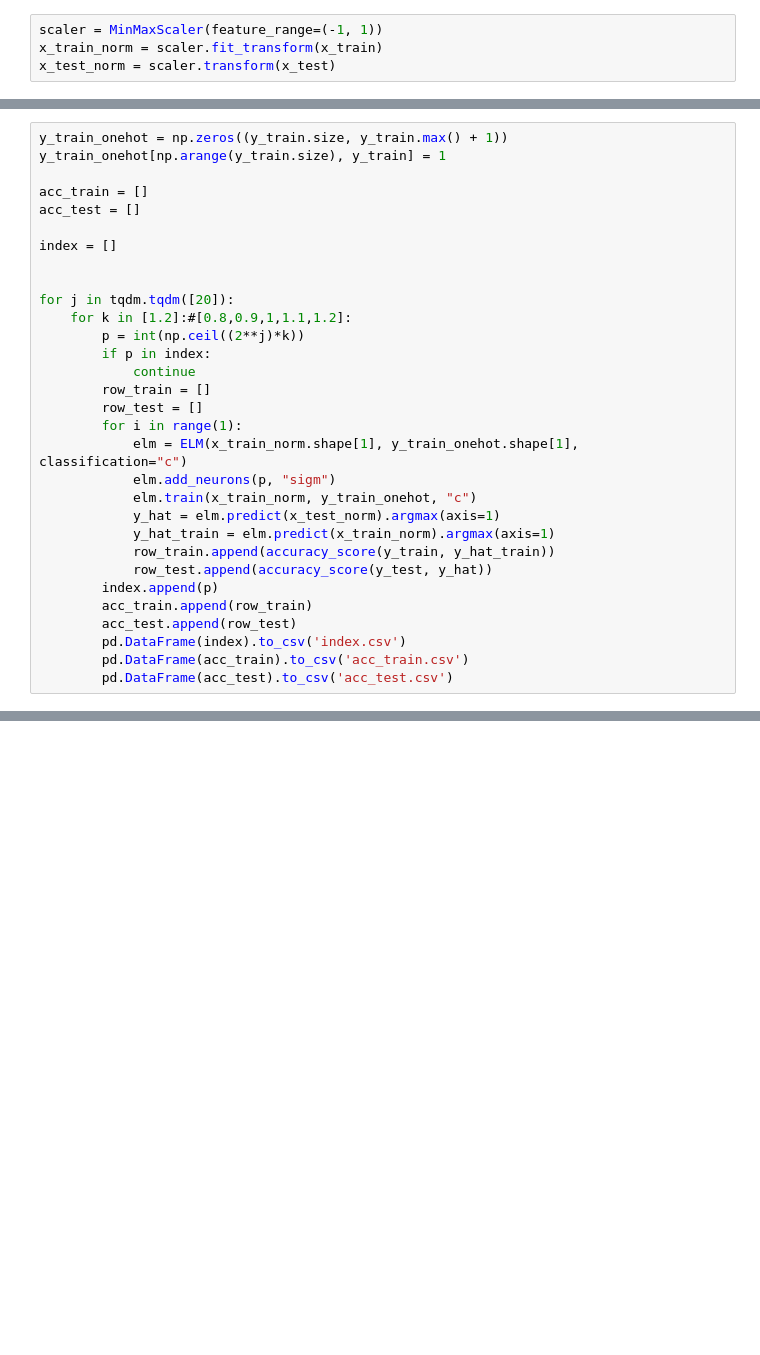
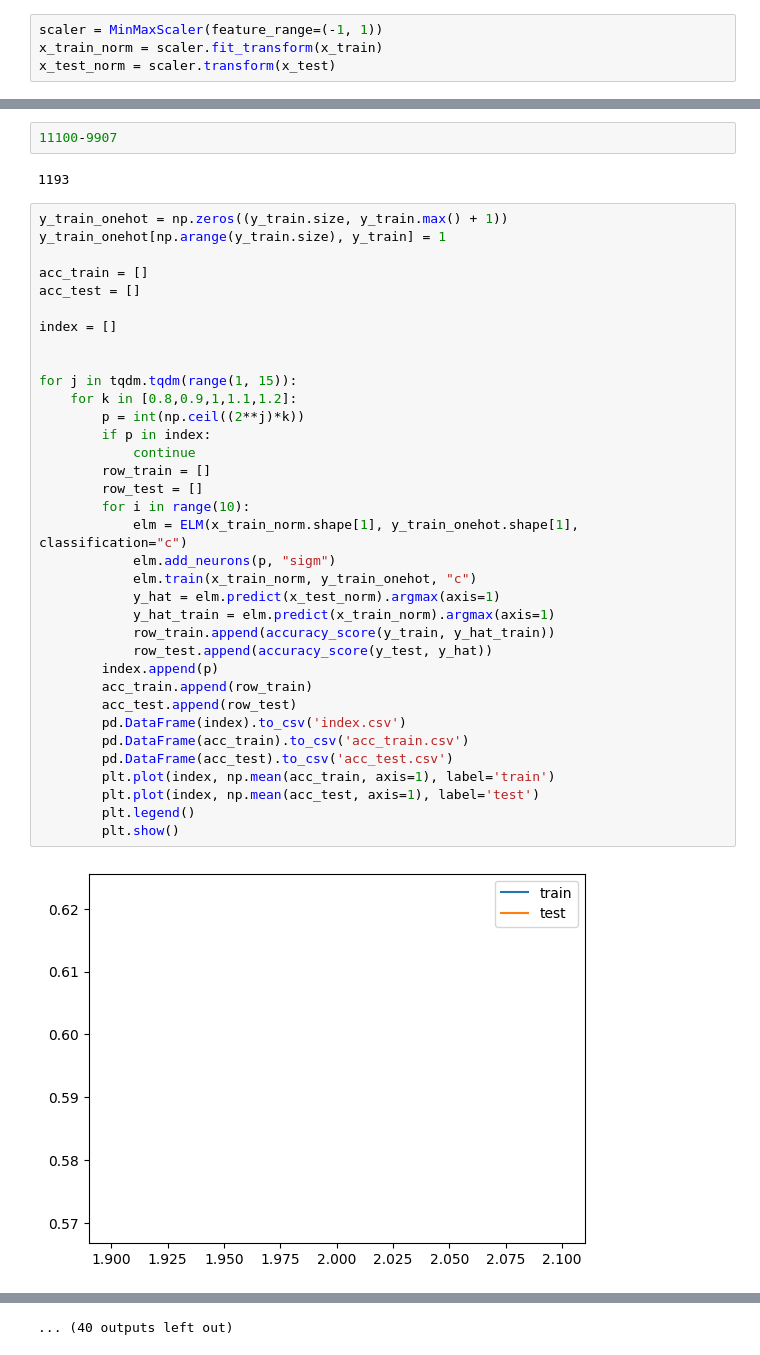
Before and after one commit to pedrobahia7/tcc_ovitraps, a Jupyter notebook: notebooks/ELM.ipynb, the cells around one changed output, grey strips where cells are left out. Drawn from its saved outputs; the diff is of its cells as text; blank space fills up the shorter version.

```diff
--- a/notebooks/ELM.ipynb
+++ b/notebooks/ELM.ipynb
@@ -47,31 +54,41 @@ x_test_norm = scaler.transform(x_test)
+# %%
+11100-9907
+# %% [output]
+1193
 # %%
 y_train_onehot = np.zeros((y_train.size, y_train.max() + 1))
 y_train_onehot[np.arange(y_train.size), y_train] = 1
 
 acc_train = []
 acc_test = []
 
 index = []
 
 
-for j in tqdm.tqdm([20]):
-    for k in [1.2]:#[0.8,0.9,1,1.1,1.2]:
+for j in tqdm.tqdm(range(1, 15)):
+    for k in [0.8,0.9,1,1.1,1.2]:
         p = int(np.ceil((2**j)*k))
         if p in index:
             continue
         row_train = []
         row_test = []
-        for i in range(1):
+        for i in range(10):
             elm = ELM(x_train_norm.shape[1], y_train_onehot.shape[1], classification="c")
             elm.add_neurons(p, "sigm")
             elm.train(x_train_norm, y_train_onehot, "c")
             y_hat = elm.predict(x_test_norm).argmax(axis=1)
             y_hat_train = elm.predict(x_train_norm).argmax(axis=1)
             row_train.append(accuracy_score(y_train, y_hat_train))
             row_test.append(accuracy_score(y_test, y_hat))
         index.append(p)
         acc_train.append(row_train)
         acc_test.append(row_test)
         pd.DataFrame(index).to_csv('index.csv')
         pd.DataFrame(acc_train).to_csv('acc_train.csv')
         pd.DataFrame(acc_test).to_csv('acc_test.csv')
+        plt.plot(index, np.mean(acc_train, axis=1), label='train')
+        plt.plot(index, np.mean(acc_test, axis=1), label='test')
+        plt.legend()
+        plt.show()
+# %% [output]
+[figure, added]
@@ -78,3 +106,4 @@ for j in tqdm.tqdm([20]):
+... (40 outputs left out)
 # %%
 acc_train = np.array(acc_train)
 acc_test = np.array(acc_test)
```
Also changed, not shown: parts of 6 cells of this notebook.
